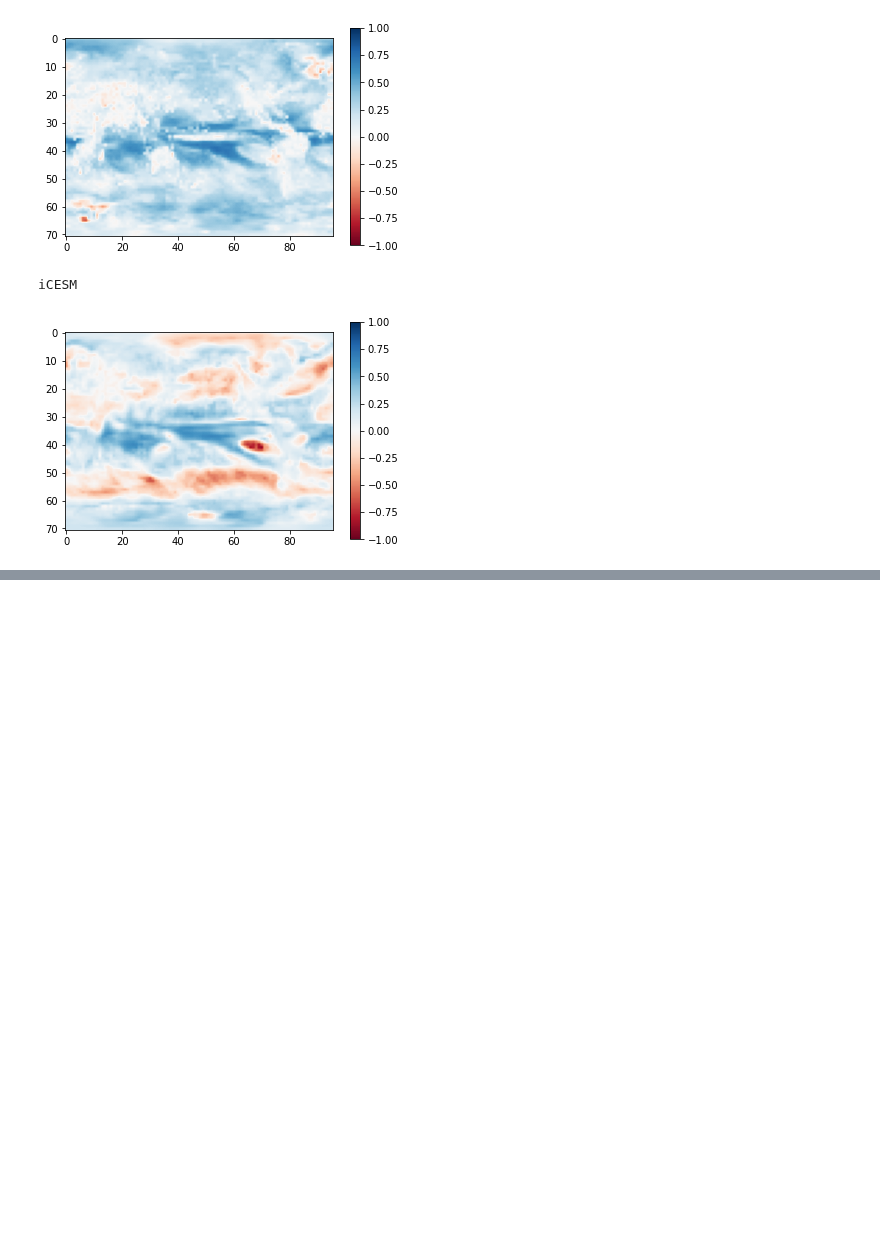
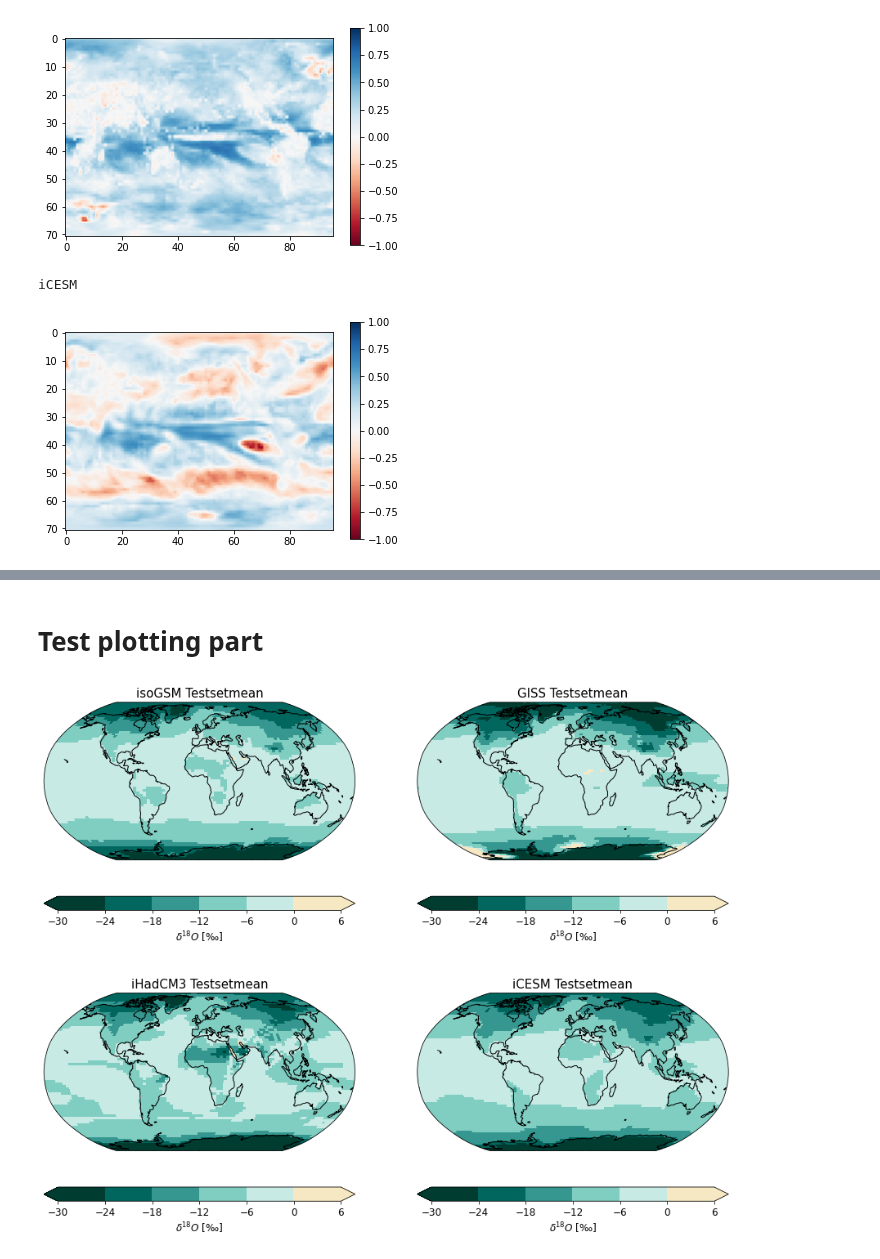
Before and after one commit to jonathanwider/isoEm, a Jupyter notebook: Test_crossprediction.ipynb, the cells around one changed output, grey strips where cells are left out. Saved outputs shown, nothing was run; the diff lists cells and outputs as text; code cells hidden in the pictures; blank space fills up the shorter version.

Commit message:
More plotting
- styles for mean, std, corr
- plot multiple layers in same map

```diff
--- a/Test_crossprediction.ipynb
+++ b/Test_crossprediction.ipynb
@@ -398,0 +392,12 @@ plt.show()
+# %% [markdown]
+# Test plotting part
+# %%
+fig, ax = plt.subplots(nrows=2, ncols=2, figsize=std_style["FIGSIZE"], subplot_kw={'projection': std_style["PROJECTION"]})
+for i in range(len(gt)):
+    plot_map(ax[i//2,i%2], np.nanmean(gt[i],axis=(0,1)), descriptions[i]["DATASET_DESCRIPTION"], mean_style,
+             title=descriptions[i]["DATASET_DESCRIPTION"]["CLIMATE_MODEL"]+" Testsetmean")
+
+
+plt.show()
+# %% [output]
+[figure, added]
```
Also changed, not shown: parts of 7 cells of this notebook, 4 other files.
